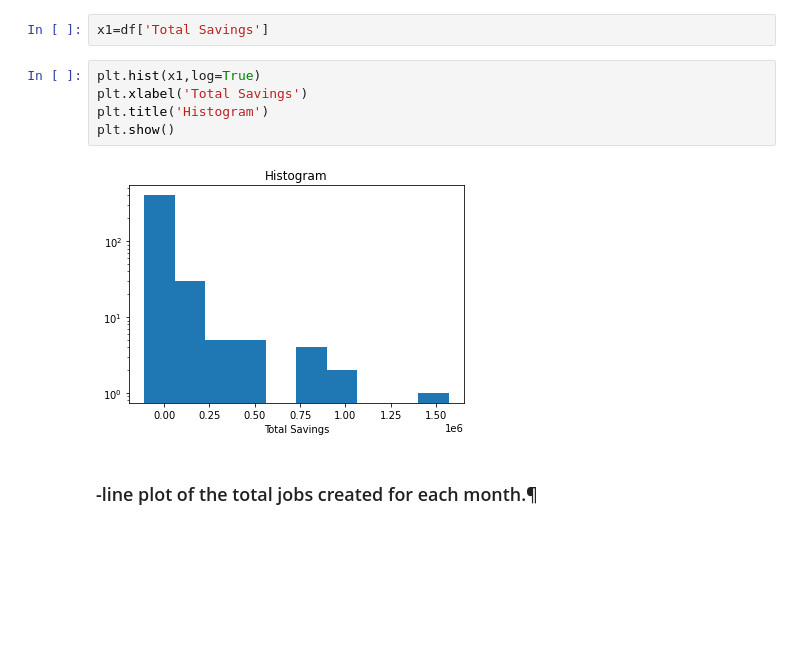
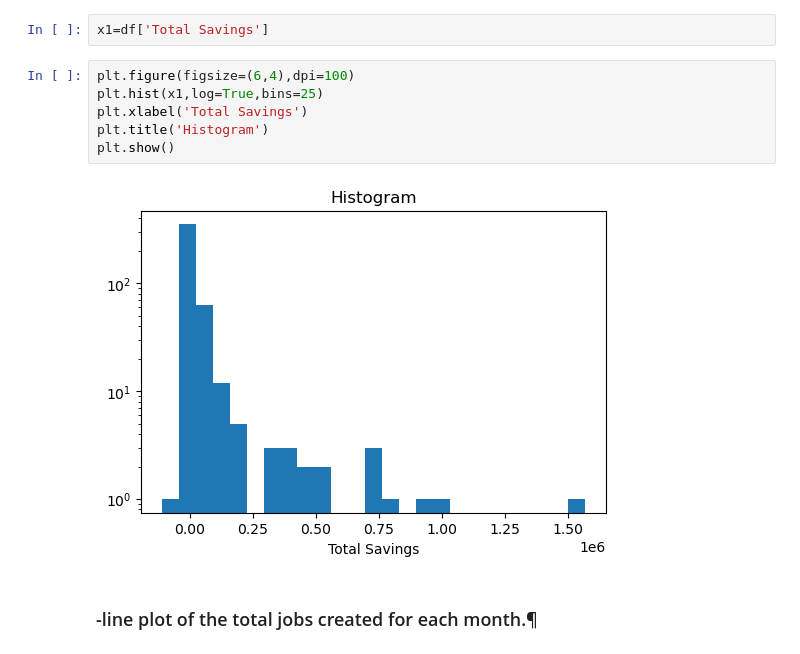
Before and after one commit to erdemsennik/binder-framework, a Jupyter notebook: Day8.ipynb, the cells around one changed output. Saved outputs shown, nothing was run; the diff lists cells and outputs as text; blank space fills up the shorter version.

```diff
--- a/Day8.ipynb
+++ b/Day8.ipynb
@@ -420,12 +422,13 @@ plt.show()
 # %%
 x1=df['Total Savings']
 # %%
-plt.hist(x1,log=True)
+plt.figure(figsize=(6,4),dpi=100)
+plt.hist(x1,log=True,bins=25)
 plt.xlabel('Total Savings')
 plt.title('Histogram')
 plt.show()
 # %% [output]
-[figure, old version]
+[figure, new version]
 # %% [markdown]
 ### -line plot of the total jobs created for each month.¶
 # %%
```
Also changed, not shown: parts of 5 cells of this notebook.
